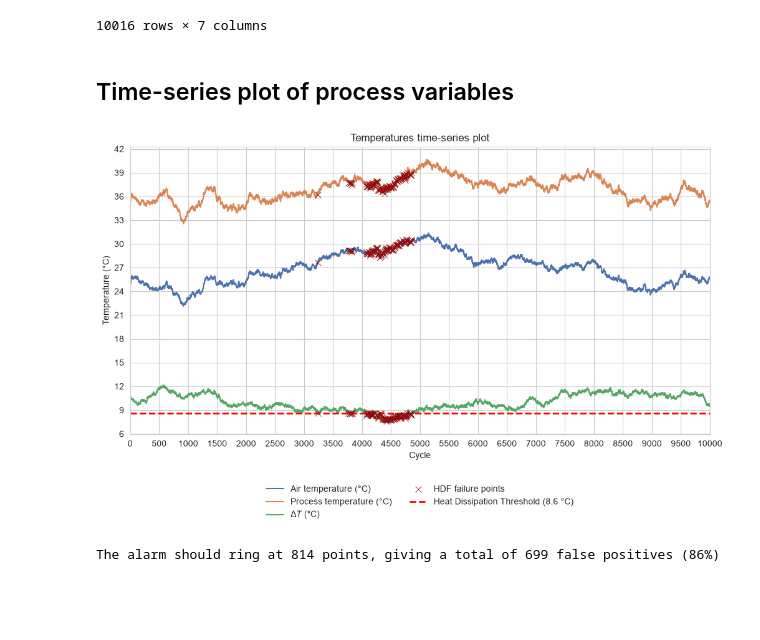
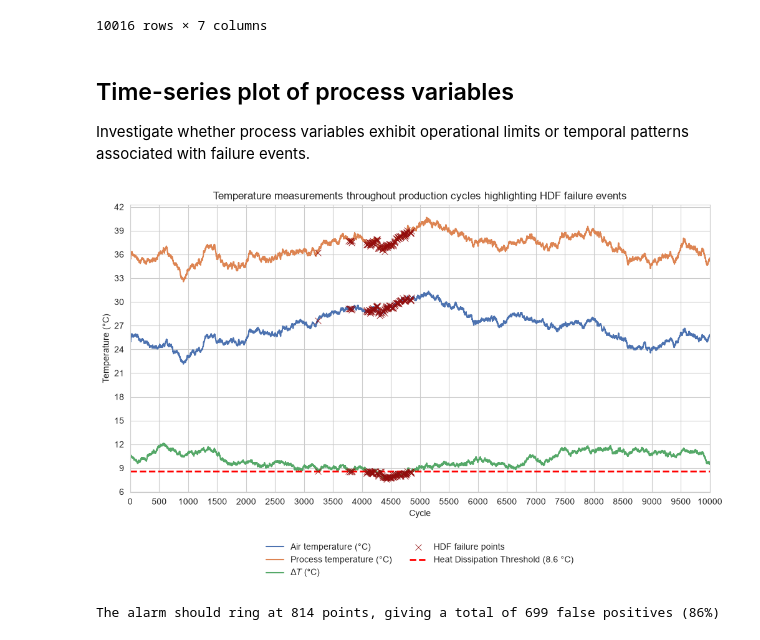
Before and after one commit to ghperez/milling-pdm, a Jupyter notebook: notebooks/03_process_variables_analysis.ipynb, the cells around one changed output. Saved outputs shown, nothing was run; the diff lists cells and outputs as text; code cells hidden in the pictures; blank space fills up the shorter version.

Commit message:
Finished process variables analysis

```diff
--- a/notebooks/03_process_variables_analysis.ipynb
+++ b/notebooks/03_process_variables_analysis.ipynb
@@ -65,6 +65,8 @@ df["delta_temperature_celsius"] = df["process_temperature_celsius"] - df["air_te
 df_failure_mode["delta_temperature_celsius"] = df["delta_temperature_celsius"]
 # %% [markdown]
 ## Time-series plot of process variables
+
+Investigate whether process variables exhibit operational limits or temporal patterns associated with failure events.
 # %%
 # Time-series plot of air_temperature_celsius, process_temperature_celsius and temperature difference
 
@@ -93,35 +95,35 @@ sns.scatterplot(data=df_hdf,
                 marker="x",
                 s=50,
                 color="#920C0C",
                 zorder=5,
                 label="HDF failure points");
 
 ## Plot variable limits
 plt.axhline(
     y=temp_thresh,
     color='red',
     linestyle='--',
     linewidth=2,
     label=f'Heat Dissipation Threshold ({temp_thresh:.1f} °C)'
 )
 print("")
 
 ## Plot settings
 plt.xlim(left=0, right=10000)
 plt.xticks(np.arange(0,10001,500))
 plt.yticks(np.arange(6,43,3))
-plt.title("Temperatures time-series plot")
+plt.title("Temperature measurements throughout production cycles highlighting HDF failure events")
 plt.xlabel("Cycle")
 plt.ylabel("Temperature (°C)")
 plt.legend(
     loc='upper center',
     bbox_to_anchor=(0.5, -0.15),
     ncol=2,
     frameon=False
 )
 plt.show()
 # %% [output]
-[figure, old version]
+[figure, new version]
 # %%
 # If the threshold is used as an alarm, how many false positives it would give?
 total_points = df_failure_mode[(df_failure_mode["delta_temperature_celsius"]<=temp_thresh)].shape[0]
```
Also changed, not shown: parts of 12 cells of this notebook.
